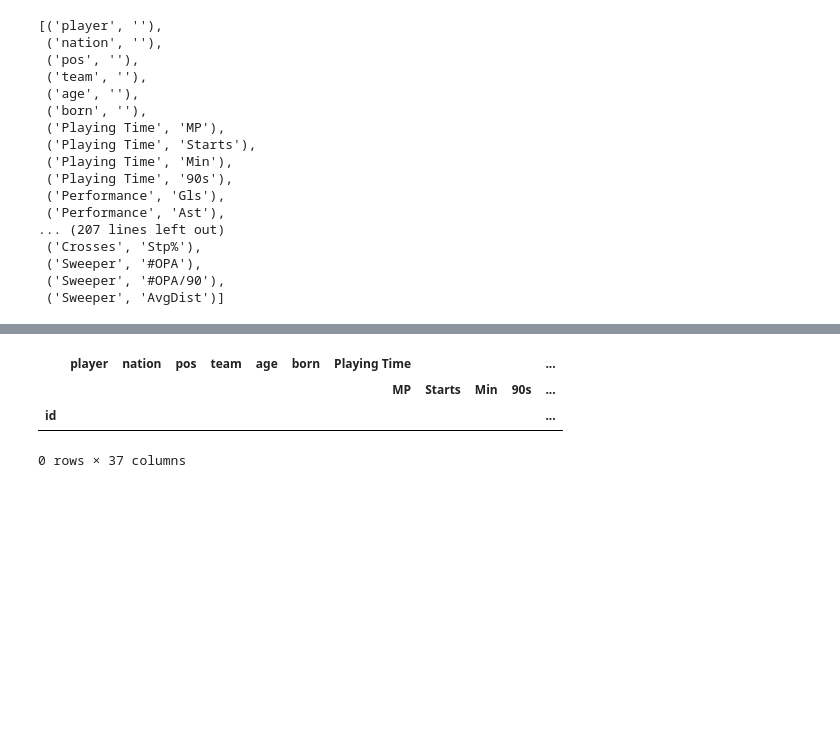
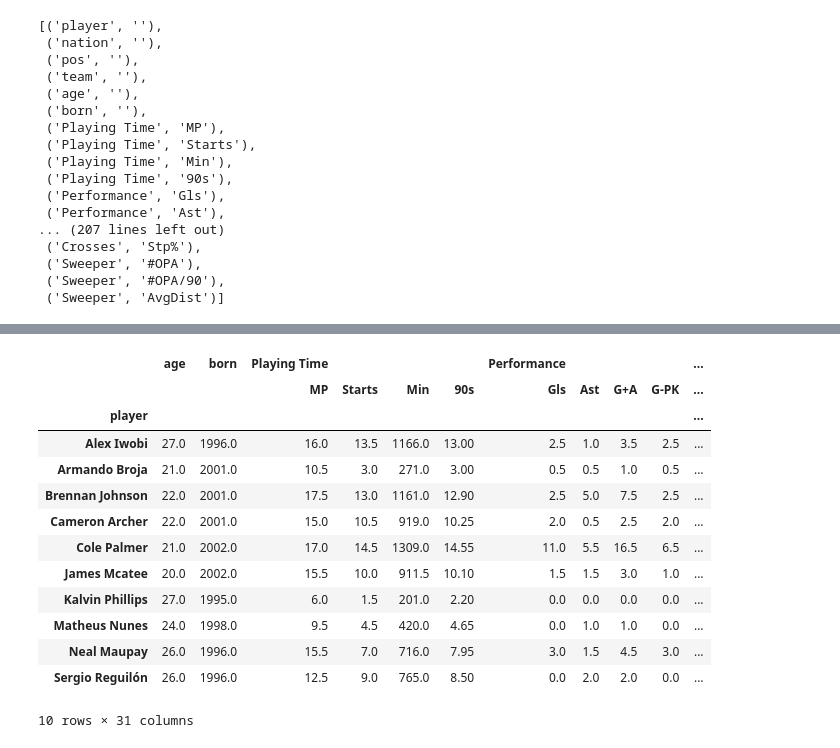
Before and after one commit to PTIT-D22KH/fbref-experimenting, a Jupyter notebook: fbref-players/epl/epl.ipynb, the cells around one changed output, grey strips where cells are left out. Saved outputs shown, nothing was run; the diff lists cells and outputs as text; code cells hidden in the pictures; blank space fills up the shorter version.

```diff
--- a/fbref-players/epl/epl.ipynb
+++ b/fbref-players/epl/epl.ipynb
@@ -410,7 +410,7 @@ df_list = []
 df1 = fbref.read_player_season_stats('standard')
 player_counts = df1['player'].value_counts()
 # Filter the DataFrame to exclude these players
-players_to_drop = player_counts[player_counts >= 2]
+players_to_drop = player_counts[player_counts >= 2].index
 print(players_to_drop)
 # df1_filtered = df1[df1['player'].isin(gk_list)]
 # df_list.append(df1_filtered)
@@ -447,9 +439,20 @@ Name: count, dtype: int64
 # %%
 df1_filtered = df1[df1['player'].isin(players_to_drop)]
-# %%
-df1_filtered
-# %% [output]
-|  | player | nation | pos | team | age | born | Playing Time |  |  |  | ... |
-|  |  |  |  |  |  |  | MP | Starts | Min | 90s | ... |
-| id |  |  |  |  |  |  |  |  |  |  | ... |
-0 rows × 37 columns
+# %%
+group = df1_filtered.groupby(['player']).mean(numeric_only = True)
+group
+# %% [output]
+|  | age | born | Playing Time |  |  |  | Performance |  |  |  | ... |
+|  |  |  | MP | Starts | Min | 90s | Gls | Ast | G+A | G-PK | ... |
+| player |  |  |  |  |  |  |  |  |  |  | ... |
+| Alex Iwobi | 27.0 | 1996.0 | 16.0 | 13.5 | 1166.0 | 13.00 | 2.5 | 1.0 | 3.5 | 2.5 | ... |
+| Armando Broja | 21.0 | 2001.0 | 10.5 | 3.0 | 271.0 | 3.00 | 0.5 | 0.5 | 1.0 | 0.5 | ... |
+| Brennan Johnson | 22.0 | 2001.0 | 17.5 | 13.0 | 1161.0 | 12.90 | 2.5 | 5.0 | 7.5 | 2.5 | ... |
+| Cameron Archer | 22.0 | 2001.0 | 15.0 | 10.5 | 919.0 | 10.25 | 2.0 | 0.5 | 2.5 | 2.0 | ... |
+| Cole Palmer | 21.0 | 2002.0 | 17.0 | 14.5 | 1309.0 | 14.55 | 11.0 | 5.5 | 16.5 | 6.5 | ... |
+| James Mcatee | 20.0 | 2002.0 | 15.5 | 10.0 | 911.5 | 10.10 | 1.5 | 1.5 | 3.0 | 1.0 | ... |
+| Kalvin Phillips | 27.0 | 1995.0 | 6.0 | 1.5 | 201.0 | 2.20 | 0.0 | 0.0 | 0.0 | 0.0 | ... |
+| Matheus Nunes | 24.0 | 1998.0 | 9.5 | 4.5 | 420.0 | 4.65 | 0.0 | 1.0 | 1.0 | 0.0 | ... |
+| Neal Maupay | 26.0 | 1996.0 | 15.5 | 7.0 | 716.0 | 7.95 | 3.0 | 1.5 | 4.5 | 3.0 | ... |
+| Sergio Reguilón | 26.0 | 1996.0 | 12.5 | 9.0 | 765.0 | 8.50 | 0.0 | 2.0 | 2.0 | 0.0 | ... |
+10 rows × 31 columns
```
Also changed, not shown: parts of 2 cells of this notebook.
